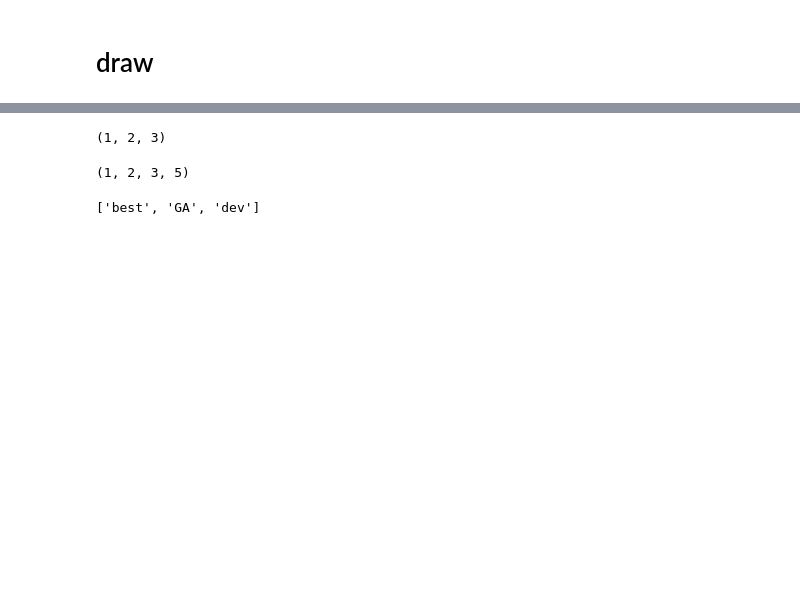
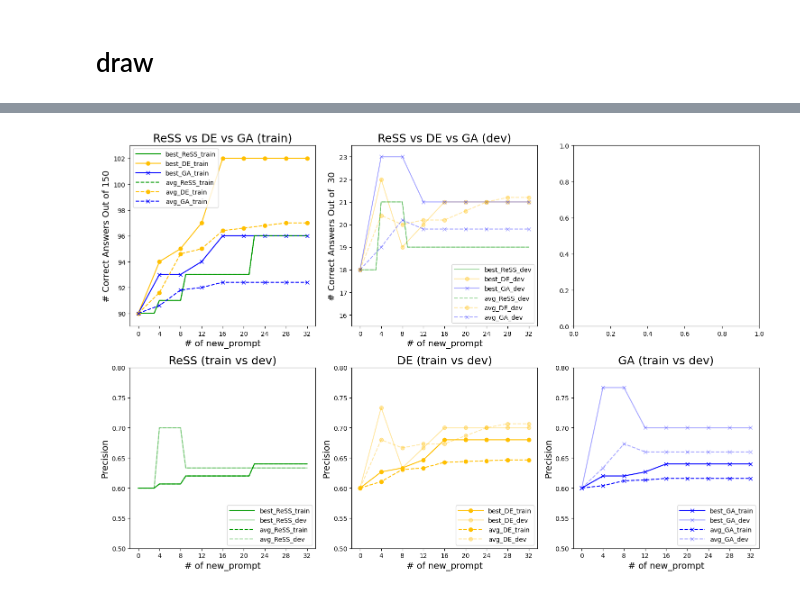
Before and after one commit to SinSuan/Ress, a Jupyter notebook: Compare_draw.ipynb, the cells around one changed output, grey strips where cells are left out. Drawn from its saved outputs; the diff is of its cells as text; code cells hidden in the pictures; blank space fills up the shorter version.

```diff
--- a/Compare_draw.ipynb
+++ b/Compare_draw.ipynb
@@ -49,7 +49,7 @@ def list_direct_files(directory):
         dirs = []
     return files, dirs
 # %%
-folder_experiment = '/user_data/intern/Ress/record/experiment_4'
+folder_experiment = '/user_data/intern/Ress/record/experiment_6'
 # %% [markdown]
 ## ReSS
 # %%
@@ -216,16 +204,12 @@ folder_record_GA = [folder for folder in folder_record if "GA" in str(folder)]
 ttl_experiment_EvoGA = []
 for folder in folder_record_GA:
     ttl_file, _ = list_direct_files(folder_experiment / folder)
-    ttl_train_score = [22]
-    ttl_dev_score = [6]
-    for file in ttl_file:
+    ttl_train_score = [90]
+    ttl_dev_score = [18]
+    for file in ttl_file[:8]:
         path_Evo =  folder_experiment / folder / file
         with open(path_Evo, 'r', encoding='utf-8') as f:
             record = json.load(f)
-        score = {
-            "train_score": record["best_promt"]["train_score"],
-            "dev_score": record["best_promt"]["dev_score"]
-        }
         ttl_train_score.append(record["best_promt"]["train_score"])
         ttl_dev_score.append(record["best_promt"]["dev_score"])
     ttl_experiment_EvoGA.append({
@@ -641,14 +308,0 @@ plt.show()
-# %%
-a = (1,2,3)
-a
-# %% [output]
-(1, 2, 3)
-# %%
-a += (5,)
-a
-# %% [output]
-(1, 2, 3, 5)
-# %%
-'best_GA_dev'.split('_')
-# %% [output]
-['best', 'GA', 'dev']
@@ -654,0 +402,54 @@ a
+# %%
+import matplotlib.pyplot as plt
+
+# 準備畫圖
+kwargs = {
+    'ttl_idx': TTL_IDX,
+    'ttl_score': TTL_SCORE,
+    'ttl_marker': TTL_MARKER,
+    'ttl_linestyle': TTL_LINESTYLE,
+    'ttl_color': TTL_COLOER,
+    'trans': TRANS,
+    'loc': LOC
+}
+plot_ax = Ax(**kwargs)
+
+fig, axs = plt.subplots(2, 3, figsize=(15, 10))
+
+# 畫圖
+
+# ReSS vs DE vs GA (train)
+ax = axs[0, 0]
+plot_ax.set_target(ax)
+title = "ReSS vs DE vs GA (train)"
+ylim = None
+# ysticks = None
+ylim = [89,103]
+ysticks = range(90, 103, 2)
+plot_ax.plot(title, ylim, ysticks)
+ax.legend(handlelength=4, loc='upper left')    # 這張圖太擠了
+
+# ReSS vs DE vs GA (dev)
+ax = axs[0, 1]
+plot_ax.set_target(ax)
+title = "ReSS vs DE vs GA (dev)"
+# ylim = None
+# ysticks = None
+ylim = [15.5,23.5]
+ysticks = range(16, 24)
+plot_ax.plot(title, ylim, ysticks)
+
+# train vs dev
+ttk_method = ["ReSS", "DE", "GA"]
+ylim = (0.50,0.80)
+for i, method in enumerate(ttk_method):
+    ax = axs[1, i]
+    plot_ax.set_target(ax)
+    title = f"{method} (train vs dev)"
+    plot_ax.plot(title, ylim)
+
+plt.tight_layout()  # 調整子圖布局
+# plt.grid(True)    # 顯示網格
+plt.show()
+# %% [output]
+[figure, added]
```
Also changed, not shown: parts of 11 cells of this notebook, 3 other files.
